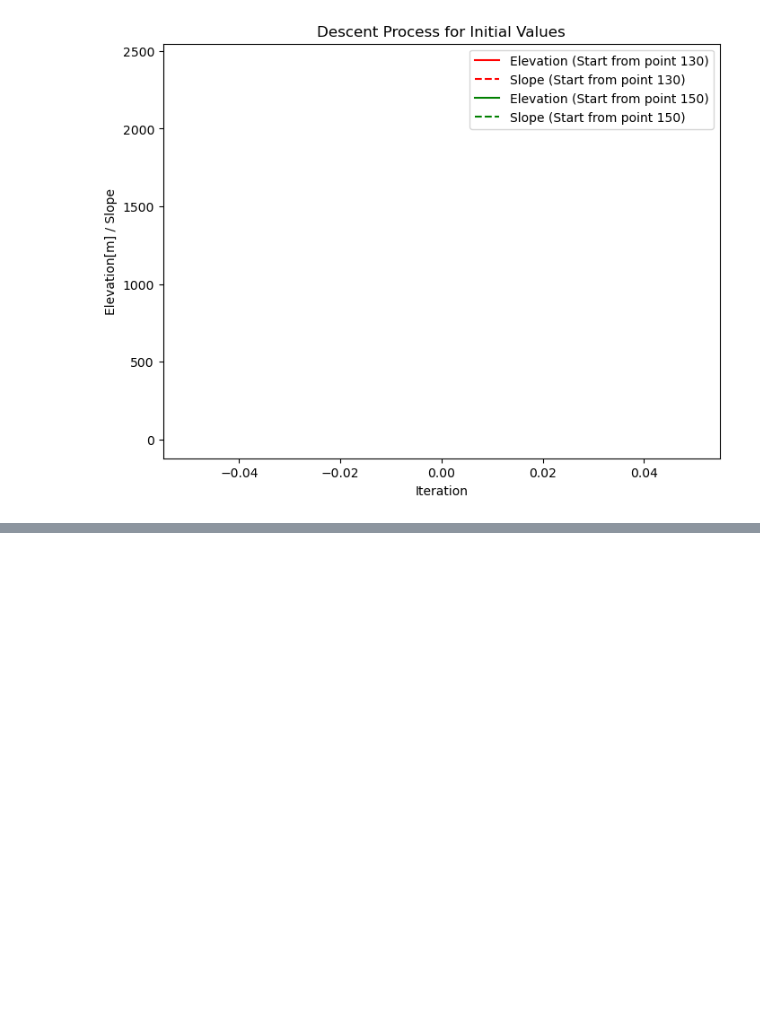
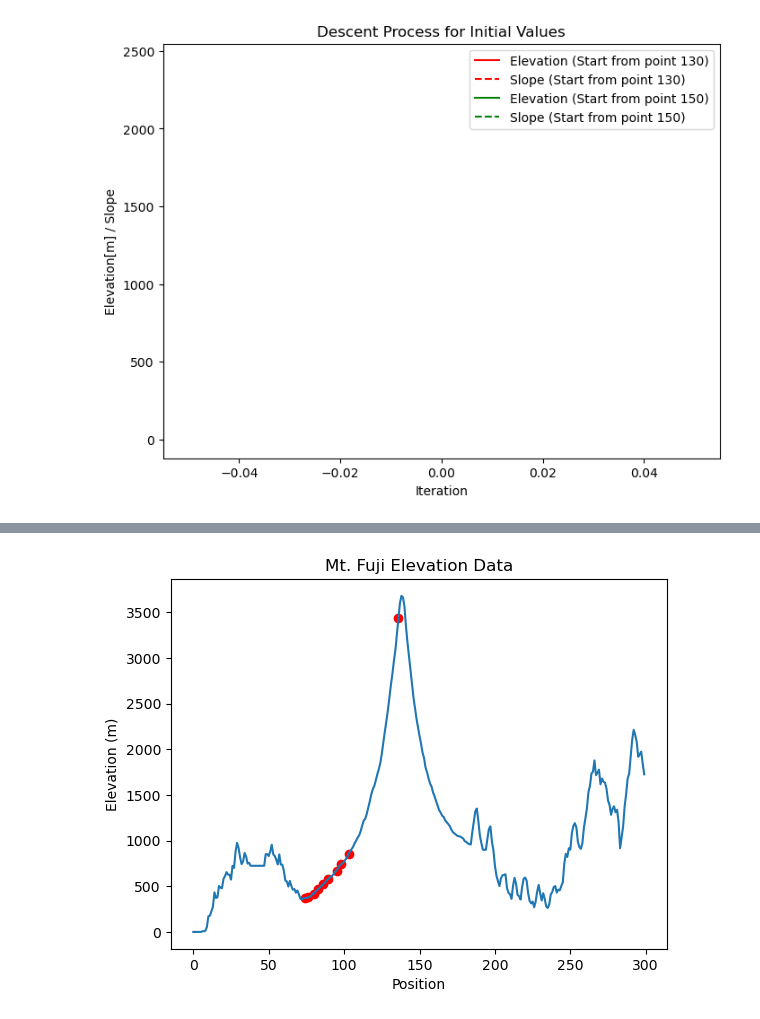
Before and after one commit to Yacoub92/for_git_study, a Jupyter notebook: Fujii.ipynb, the cells around one changed output, grey strips where cells are left out. Cells and saved outputs as stored; diff of their text form; code cells hidden in the pictures; blank space fills up the shorter version.

```diff
--- a/Fujii.ipynb
+++ b/Fujii.ipynb
@@ -256,0 +308,55 @@ plt.show()
+# %%
+import numpy as np
+import matplotlib.pyplot as plt
+
+# Load the data from the CSV file
+data = np.loadtxt('mtfuji_data.csv', delimiter=',', skiprows=1)
+
+# Extract the elevation data
+elevation = data[:, 3]
+
+def calculate_slope(position, elevation, current_point):
+    # Calculate the slope of the current point
+    next_point = current_point + 1
+    if next_point == len(position):
+        next_point = current_point
+    slope = (elevation[next_point] - elevation[current_point]) / (position[next_point] - position[current_point])
+    return slope
+
+def get_destination_point(current_point, alpha, slope):
+    # Calculate the destination point
+    destination_point = current_point - alpha * slope
+    destination_point = round(destination_point)
+    if destination_point < 0 or destination_point >= len(elevation):
+        destination_point = current_point
+    return destination_point
+
+def descend_mountain(start_point, alpha=0.2):
+    # Start from the given point and descend the mountain
+    current_point = start_point
+    points = [current_point]
+    while True:
+        # Calculate the slope and the destination point
+        slope = calculate_slope(data[:, 0], elevation, current_point)
+        destination_point = get_destination_point(current_point, alpha, slope)
+
+        # Check if the destination point is the same as the current point
+        if destination_point == current_point:
+            break
+
+        # Update the current point and add it to the list of points
+        current_point = destination_point
+        points.append(current_point)
+
+    return points
+
+# Descend the mountain from point 136 and plot the result
+points = descend_mountain(136)
+plt.plot(data[:, 0], elevation)
+plt.scatter(data[points, 0], elevation[points], c='r')
+plt.title('Mt. Fuji Elevation Data')
+plt.xlabel('Position')
+plt.ylabel('Elevation (m)')
+plt.show()
+# %% [output]
+[figure, added]
```
Also changed, not shown: parts of 3 cells of this notebook.
